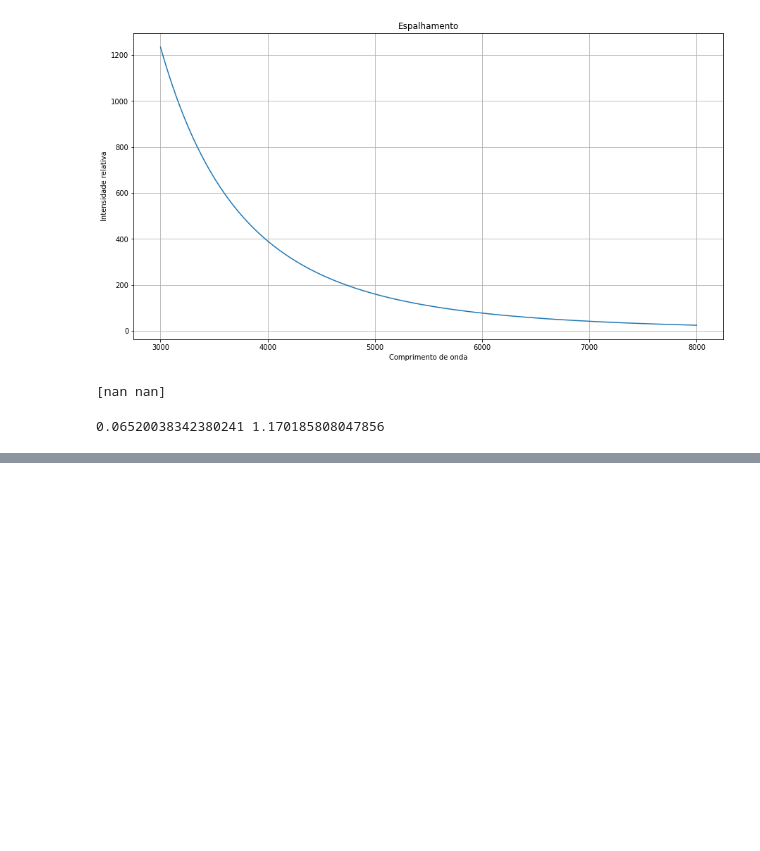
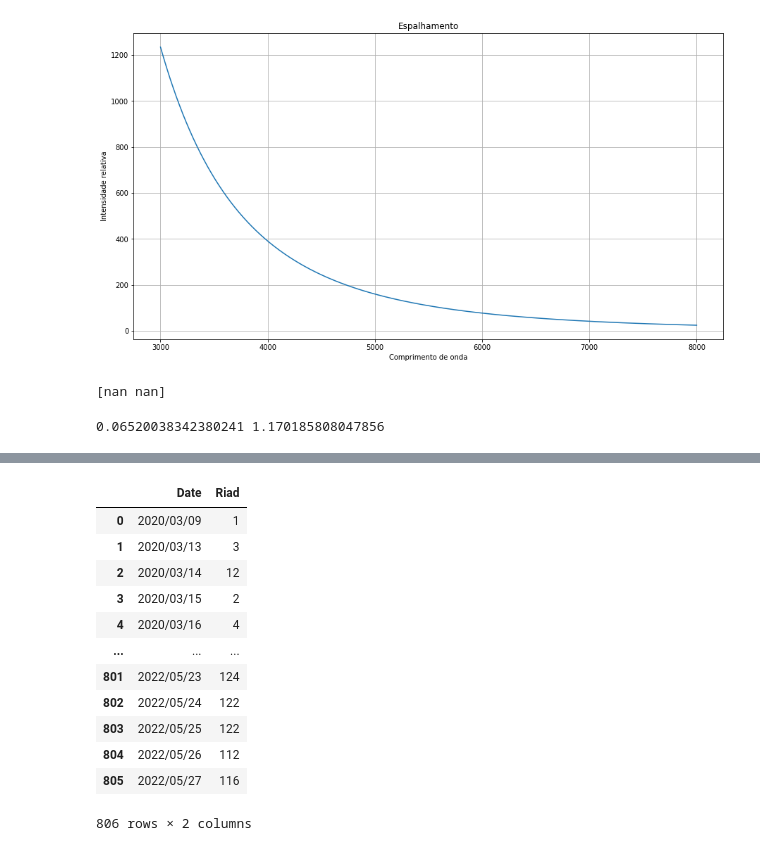
Before and after one commit to isplay/projeto_propagacao_epidemias, a Jupyter notebook: Códigos/Laboratório.ipynb, the cells around one changed output, grey strips where cells are left out. Cells and saved outputs as stored; diff of their text form; code cells hidden in the pictures; blank space fills up the shorter version.

```diff
--- a/Códigos/Laboratório.ipynb
+++ b/Códigos/Laboratório.ipynb
@@ -359,0 +394,17 @@ print(c_angular, c_linear)
+# %%
+riad = pd.read_csv('/home/isplay/projeto_propagacao_epidemias/Códigos/Riad.csv')
+riad
+# %% [output]
+|  | Date | Riad |
+| 0 | 2020/03/09 | 1 |
+| 1 | 2020/03/13 | 3 |
+| 2 | 2020/03/14 | 12 |
+| 3 | 2020/03/15 | 2 |
+| 4 | 2020/03/16 | 4 |
+| ... | ... | ... |
+| 801 | 2022/05/23 | 124 |
+| 802 | 2022/05/24 | 122 |
+| 803 | 2022/05/25 | 122 |
+| 804 | 2022/05/26 | 112 |
+| 805 | 2022/05/27 | 116 |
+806 rows × 2 columns
```
Also changed, not shown: parts of 5 cells of this notebook, 6 other files.
